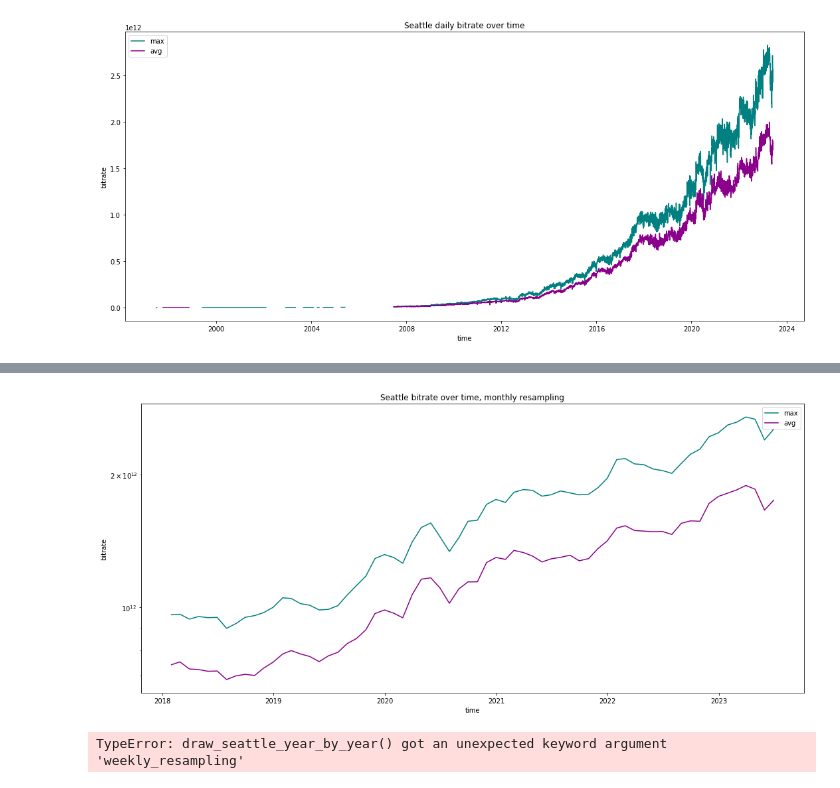
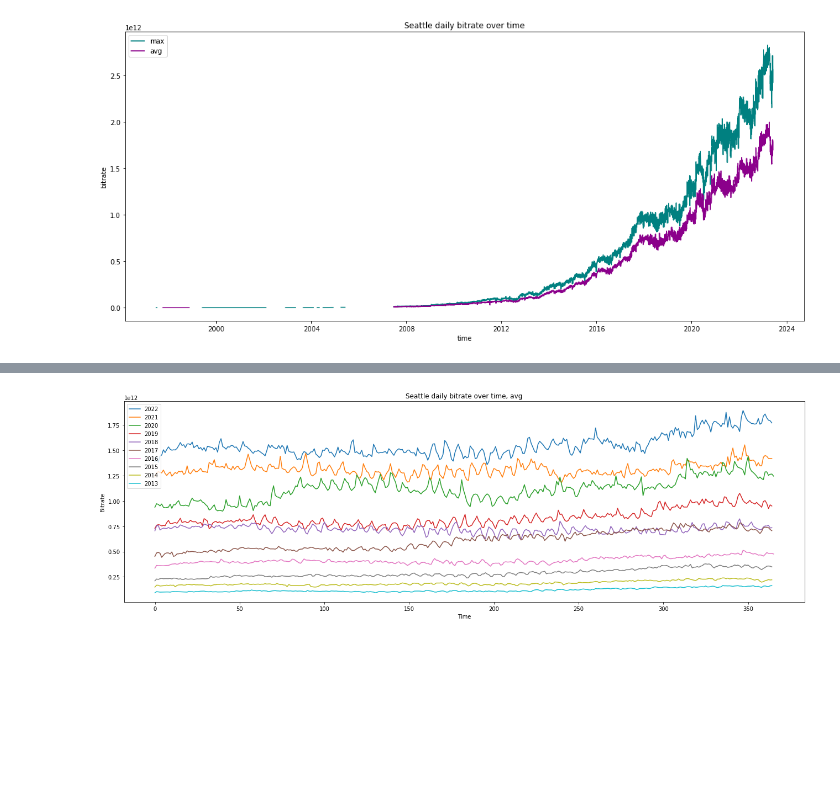
Before and after one commit to Ola2904/increasing_traffic_model, a Jupyter notebook: drawings.ipynb, the cells around one changed output, grey strips where cells are left out. Drawn from its saved outputs; the diff is of its cells as text; code cells hidden in the pictures; blank space fills up the shorter version.

```diff
--- a/drawings.ipynb
+++ b/drawings.ipynb
@@ -290,10 +295,6 @@ draw_seattle_avg_and_max(from_date='2018-01-01',ylog=True, resampling='weekly')
-# %%
-draw_seattle_avg_and_max(from_date='2018-01-01',ylog=True, resampling='monthly')
-# %% [output]
-[figure, removed]
 # %%
-draw_seattle_year_by_year(aggregation='avg',weekly_resampling=False)
+draw_seattle_year_by_year(aggregation='avg', year_from=2013, year_to=2022)
 # %% [output]
-TypeError: draw_seattle_year_by_year() got an unexpected keyword argument 'weekly_resampling'
+[figure, added]
 # %%
 draw_seattle_year_month_by_month(year=2022,aggregation='avg')
```
Also changed, not shown: parts of 8 cells of this notebook.
